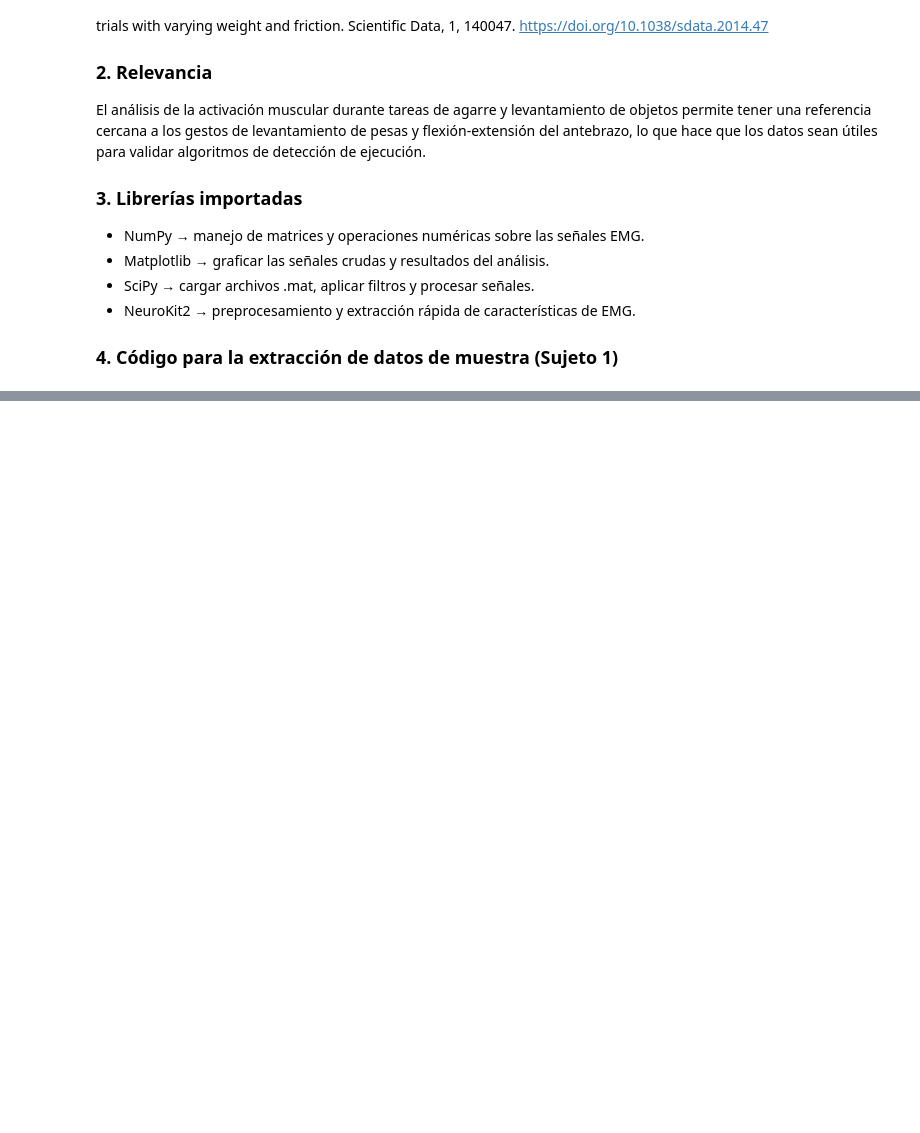
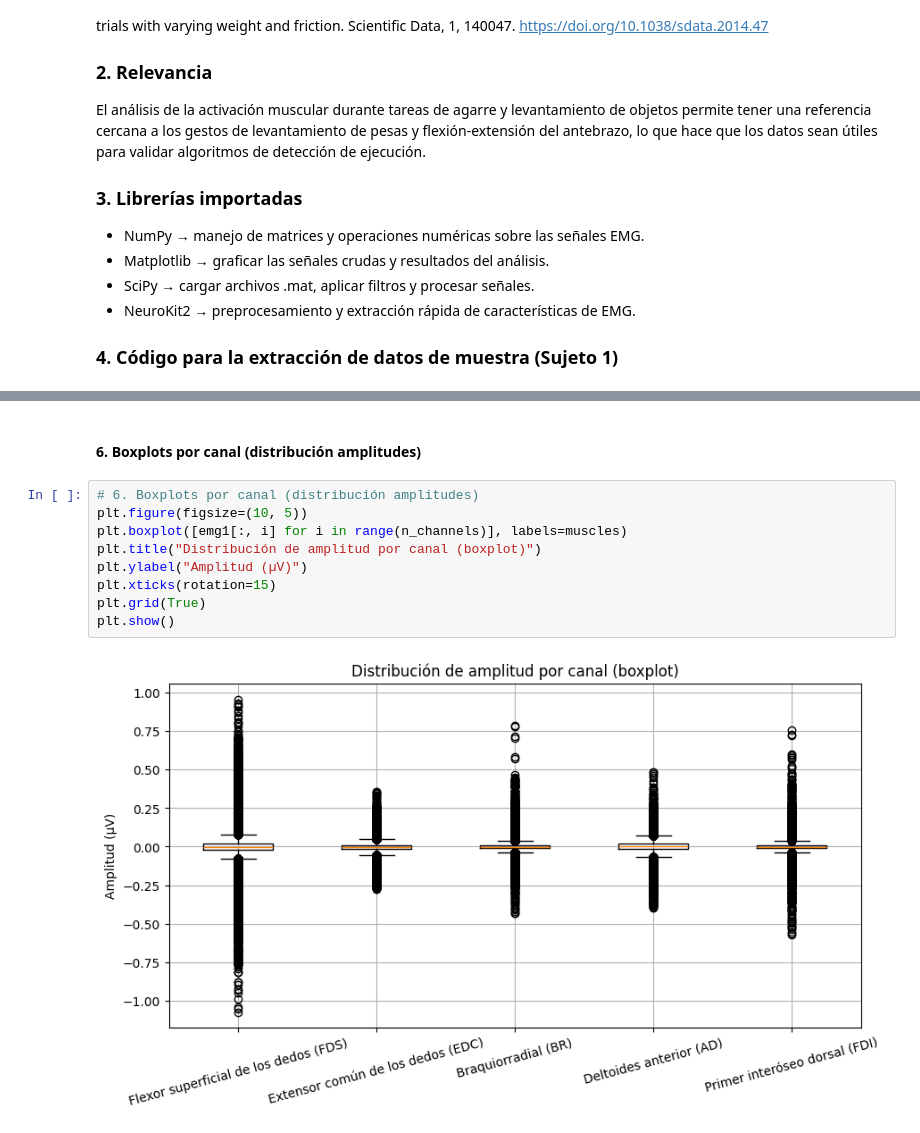
Before and after one commit to Andres-Landeo/GRUPO-09-ISB-2025-II, a Jupyter notebook: Laboratorios/Laboratorio 2 - Base de datos/Base_Datos.ipynb, the cells around one changed output, grey strips where cells are left out. Cells and saved outputs as stored; diff of their text form; blank space fills up the shorter version.

```diff
--- a/Laboratorios/Laboratorio 2 - Base de datos/Base_Datos.ipynb
+++ b/Laboratorios/Laboratorio 2 - Base de datos/Base_Datos.ipynb
@@ -57,0 +149,13 @@ plt.show()
+# %% [markdown]
+#### 6.  Boxplots por canal (distribución amplitudes)
+# %%
+# 6. Boxplots por canal (distribución amplitudes)
+plt.figure(figsize=(10, 5))
+plt.boxplot([emg1[:, i] for i in range(n_channels)], labels=muscles)
+plt.title("Distribución de amplitud por canal (boxplot)")
+plt.ylabel("Amplitud (µV)")
+plt.xticks(rotation=15)
+plt.grid(True)
+plt.show()
+# %% [output]
+[figure, added]
```
Also changed, not shown: parts of 11 cells of this notebook.
